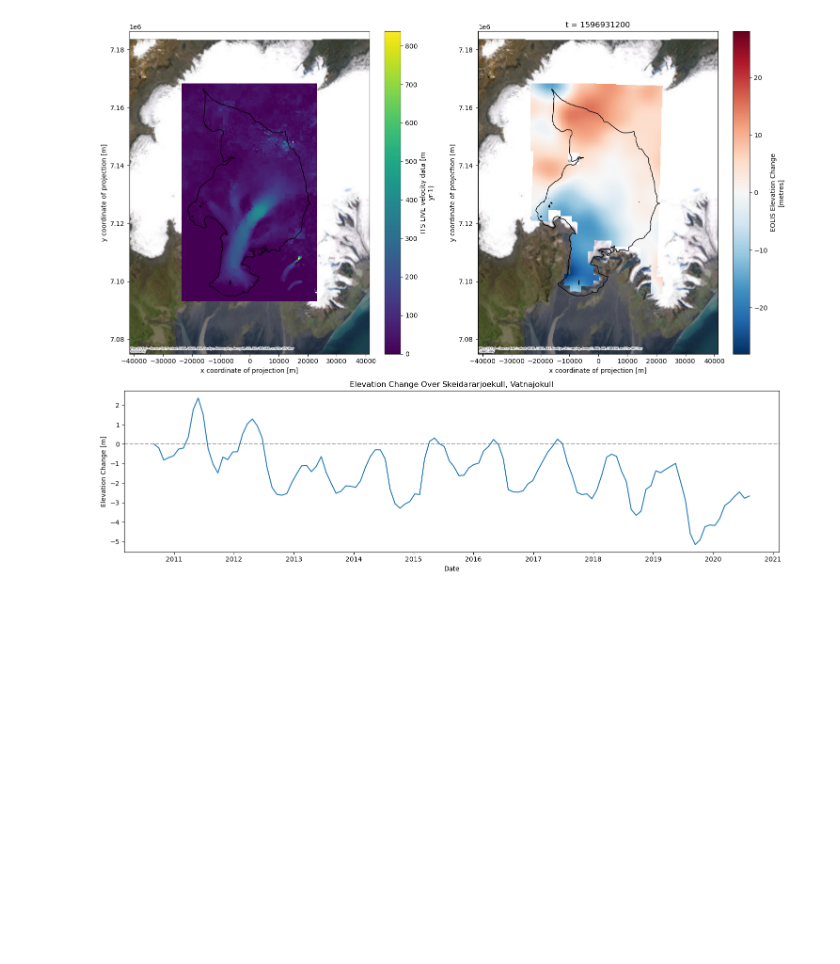
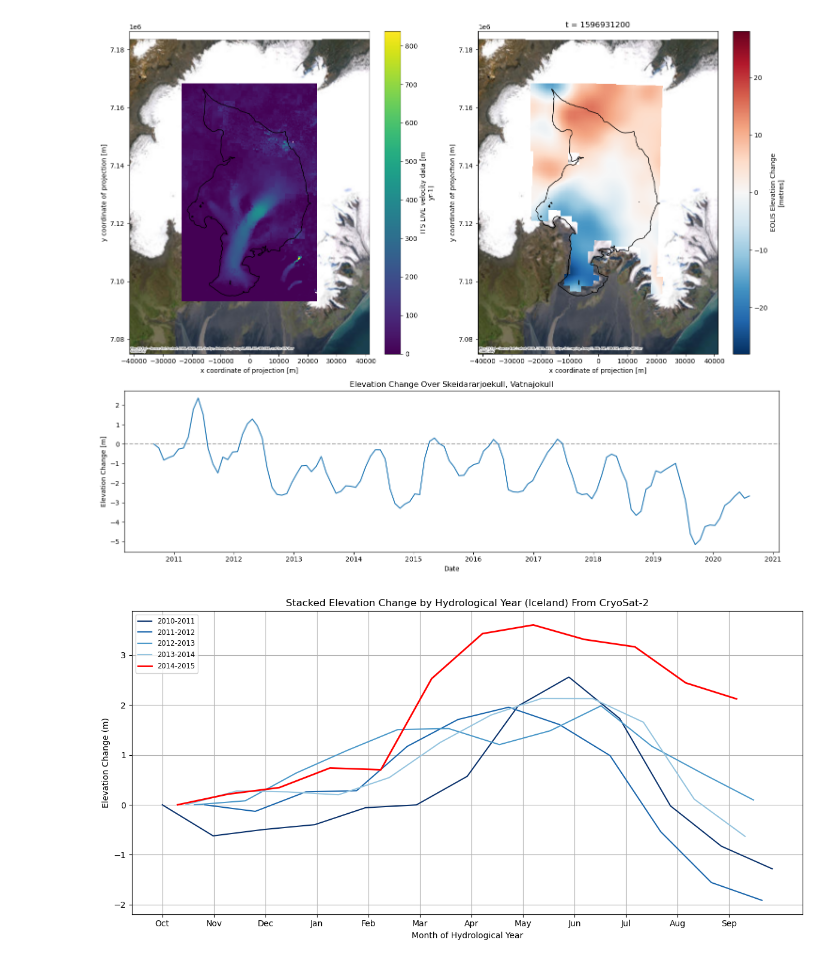
Before and after one commit to carolynmichael19/dtcg-notebooks, a Jupyter notebook: notebooks/create_l1_datacube.ipynb, the cells around one changed output. Drawn from its saved outputs; the diff is of its cells as text; code cells hidden in the pictures; blank space fills up the shorter version.

Commit message:
add stacked cumulative plot

```diff
--- a/notebooks/create_l1_datacube.ipynb
+++ b/notebooks/create_l1_datacube.ipynb
@@ -364,6 +364,7 @@ array([[[ 3.09483787,  3.00793584,  2.92089719, ...,         nan,
 # %%
 from datetime import datetime
 import matplotlib.gridspec as gridspec
+from dateutil.tz import UTC
 
 fig = plt.figure(figsize=(15, 12))
 gs = gridspec.GridSpec(2, 2, height_ratios=[2, 1])
@@ -391,7 +392,8 @@ for ax in [ax0, ax1]:
 # plot aggregated time series
 ax2.axhline(ls='--', c='darkgrey')
 mean_time_series = [np.nanmean(elevation_change_map.where(ds.glacier_mask == 1)) for elevation_change_map in ds.eolis_gridded_elevation_change]
-ax2.plot([datetime.fromtimestamp(t) for t in ds.t.values], mean_time_series - mean_time_series[0])    # subtract first timestep to start time series at 0
+dates = [datetime.fromtimestamp(t, tz=UTC) for t in ds.t.values]
+ax2.plot(dates, mean_time_series - mean_time_series[0])    # subtract first timestep to start time series at 0
 ax2.set_title("Elevation Change Over Skeidararjoekull, Vatnajokull")
 ax2.set_xlabel("Date")
 ax2.set_ylabel("Elevation Change [m]")
@@ -400,3 +402,74 @@ plt.tight_layout()
 plt.show()
 # %% [output]
 [figure]
+# %%
+import matplotlib as mpl
+import calendar
+
+
+def stack_hydrological_years(elevation_changes, timestamps, hydro_year_month_start: int = 1,
+                             max_date: datetime = None) -> None:
+    """
+    Stack and plot time series data by Iceland's hydrological year.
+    """
+    df = pd.DataFrame({'elev_change': elevation_changes}, index=pd.to_datetime(timestamps, utc=True))
+
+    if max_date is not None:
+        df = df[df.index < max_date]
+
+    # Assign hydrological year
+    def get_hydro_year(date):
+        return date.year if date.month >= hydro_year_month_start else date.year - 1
+
+    df['hydro_year'] = df.index.map(get_hydro_year)
+
+    def fractional_month(dt):
+        hydro_year = get_hydro_year(dt)
+        start = datetime(hydro_year, hydro_year_month_start, 1, tzinfo=UTC)
+        end = datetime(hydro_year + 1, hydro_year_month_start, 1, tzinfo=UTC)
+        total_days = (end - start).days
+        elapsed_days = (dt - start).days + (dt - start).seconds / 86400
+        return 12 * (elapsed_days / total_days)
+
+    df['fractional_month'] = df.index.map(fractional_month)
+
+    # Group by hydrological year and ensure full years only
+    month_counts = df.groupby('hydro_year')['fractional_month'].count()
+    valid_years = month_counts[month_counts >= 12].index
+    df = df[df['hydro_year'].isin(valid_years)]
+
+    # Plotting
+    sorted_years = sorted(valid_years)
+    cmap = mpl.colormaps.get_cmap('Blues')
+    colors = cmap(np.linspace(0, 1, len(sorted_years) + 1))
+
+    plt.figure(figsize=(12, 6))
+
+    for i, year in enumerate(sorted_years[:-1]):
+        group = df[df['hydro_year'] == year].sort_values('fractional_month')
+        y = group['elev_change'] - group['elev_change'].iloc[0]
+        x = group['fractional_month']
+        plt.plot(x, y, color=colors[len(sorted_years) - i], label=f"{year}-{year+1}")
+
+    # Most recent year
+    latest_year = sorted_years[-1]
+    group = df[df['hydro_year'] == latest_year].sort_values('fractional_month')
+    y = group['elev_change'] - group['elev_change'].iloc[0]
+    x = group['fractional_month']
+    plt.plot(x, y, color='red', linewidth=2, label=f"{latest_year}-{latest_year+1}")
+
+
+    plt.title("Stacked Elevation Change by Hydrological Year (Iceland) From CryoSat-2")
+    plt.xlabel("Month of Hydrological Year")
+    plt.ylabel("Elevation Change (m)")
+    plt.xticks(ticks=range(12), labels=[calendar.month_abbr[(i % 12) + 1] for i in range(hydro_year_month_start - 1, hydro_year_month_start + 11)])
+    plt.legend(loc="upper left", fontsize="small")
+    plt.grid(True)
+    plt.xlim()
+    plt.tight_layout()
+    plt.show()
+
+
+stack_hydrological_years(mean_time_series, dates, hydro_year_month_start=10, max_date=datetime(2015, 10, 1, tzinfo=UTC))
+# %% [output]
+[figure, added]
```
Also changed, not shown: parts of 5 cells of this notebook.
